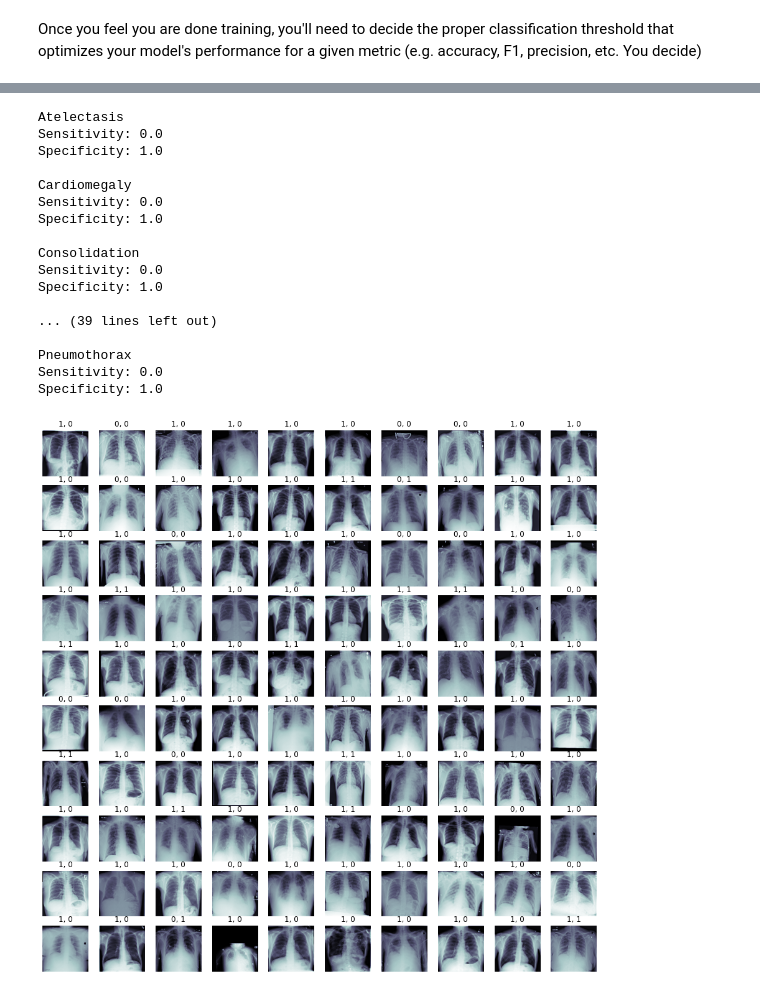
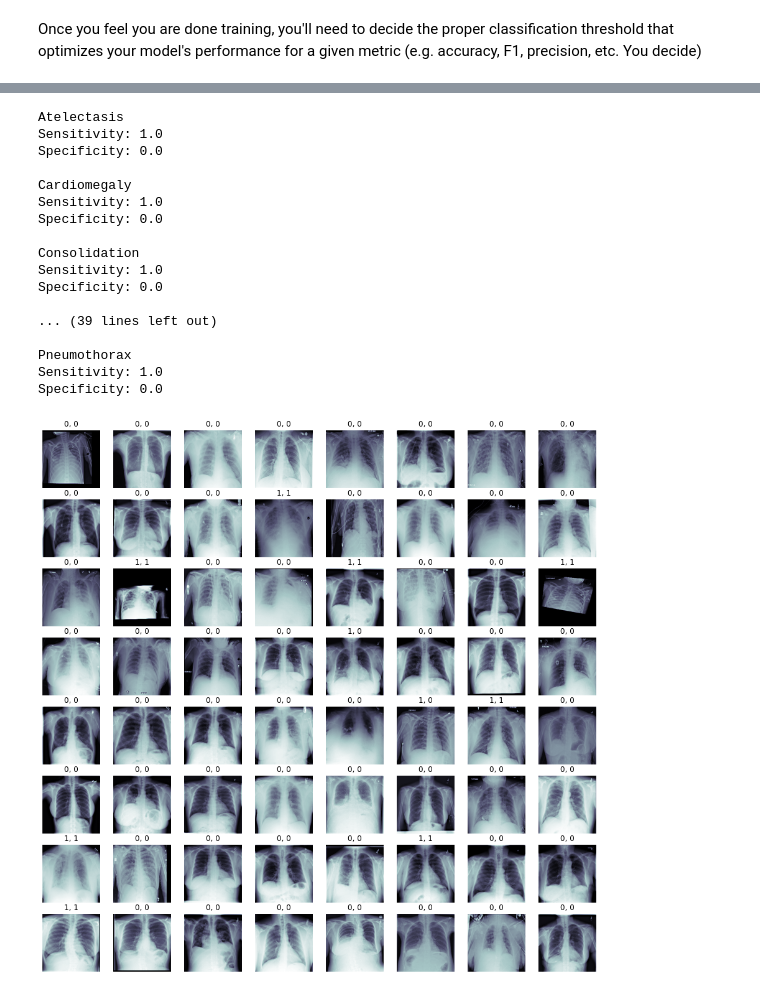
Before and after one commit to rahulatrkm/Pneumonia-Detection-from-Chest-X-Rays, a Jupyter notebook: Build and train model.ipynb, the cells around one changed output, grey strips where cells are left out. Saved outputs shown, nothing was run; the diff lists cells and outputs as text; code cells hidden in the pictures.

```diff
--- a/Build and train model.ipynb
+++ b/Build and train model.ipynb
@@ -210,7 +190,7 @@ Found 1430 validated image filenames belonging to 2 classes.
 ## May want to look at some examples of our augmented training data.
 ## This is helpful for understanding the extent to which data is being manipulated prior to training,
 ## and can be compared with how the raw data look prior to augmentation
-train_gen = make_train_gen(train_data)
+
 t_x, t_y = next(train_gen)
 fig, m_axs = plt.subplots(4, 4, figsize = (16, 16))
 for (c_x, c_y, c_ax) in zip(t_x, t_y, m_axs.flatten()):
@@ -416,18 +403,6 @@ Note, these figures will come in handy for your FDA documentation later in the p
 ## After training, make some predictions to assess your model's overall performance
 ## Note that detecting pneumonia is hard even for trained expert radiologists,
 ## so there is no need to make the model perfect.
-'''
-from keras.models import model_from_json
-model_path = "my_model.json" #path to saved model
-weight_path = "my_model.hdf5"
-json_file = open(model_path, "r")
-loaded_model_json = json_file.read()
-json_file.close()
-my_model = model_from_json(loaded_model_json)
 my_model.load_weights(weight_path)
-'''
-my_model.load_weights(weight_path)
-pred_Y = my_model.predict(valX, batch_size = 100, verbose = True)
-# mapping in range of [0,1]
-max(pred_Y), min(pred_Y)
+pred_Y = my_model.predict(valX, batch_size = 64, verbose = True)
 # %% [output]
@@ -485,2 +473,21 @@ plot_pr(valY, pred_Y)
 # %% [markdown]
 Once you feel you are done training, you'll need to decide the proper classification threshold that optimizes your model's performance for a given metric (e.g. accuracy, F1, precision, etc.  You decide)
+# %%
+## Find the threshold that optimize your model's performance,
+## and use that threshold to make binary classification. Make sure you take all your metrics into consideration.
+
+# Todo
+def optimize_accuracy(t_y, p_y):
+    best_threshold = None
+    best_accuracy = 0.
+    for t in np.arange(0.5,1,0.001):
+        pred = (p_y.reshape(-1)>t)*1.
+        accuracy = np.mean(pred==t_y)
+        if accuracy > best_accuracy:
+            best_threshold = t
+            best_accuracy = accuracy
+    return best_threshold, best_accuracy
+best_threshold, best_accuracy = optimize_accuracy(valY, pred_Y)
+print("Threshold of %.2f gives best accuracy at %.4f"%(best_threshold, best_accuracy))
+pred_Y_class = pred_Y > best_threshold
+f1_score(valY, pred_Y_class)
@@ -596,7 +584,7 @@ valid_data
 # %%
 for i in ['Atelectasis', 'Cardiomegaly', 'Consolidation', 'Edema', 'Effusion', 'Emphysema', 'Fibrosis', 'Hernia', 'Infiltration', 'Mass', 'No Finding', 'Nodule', 'Pleural_Thickening', 'Pneumothorax']:
 
-    tn, fp, fn, tp = confusion_matrix(valid_data[valid_data[i]==1].Pneumonia.values,valid_data[valid_data[i]==1].algorithm_output.values,labels=[1,0]).ravel()
+    tn, fp, fn, tp = confusion_matrix(valid_df[valid_df[i]==1].Pneumonia.values,valid_df[valid_df[i]==1].algorithm_output.values,labels=[1,0]).ravel()
     sens = tp/(tp+fn)
     spec = tn/(tn+fp)
 
@@ -606,45 +594,45 @@ for i in ['Atelectasis', 'Cardiomegaly', 'Consolidation', 'Edema', 'Effusion', '
     print()
 # %% [output]
 Atelectasis
-Sensitivity: 0.0
-Specificity: 1.0
+Sensitivity: 1.0
+Specificity: 0.0
 
 Cardiomegaly
-Sensitivity: 0.0
-Specificity: 1.0
+Sensitivity: 1.0
+Specificity: 0.0
 
 Consolidation
-Sensitivity: 0.0
-Specificity: 1.0
+Sensitivity: 1.0
+Specificity: 0.0
 
 ... (39 lines left out)
 
 Pneumothorax
-Sensitivity: 0.0
-Specificity: 1.0
+Sensitivity: 1.0
+Specificity: 0.0
 # %%
 ## Let's look at some examples of predicted v. true with our best model:
 
 # Todo
-
-fig, m_axs = plt.subplots(10, 10, figsize = (16, 16))
+YOUR_THRESHOLD = best_threshold
+fig, m_axs = plt.subplots(8, 8, figsize = (16, 16))
 i = 0
-for (c_x, c_y, c_ax) in zip(valX[0:100], valY[0:100], m_axs.flatten()):
+for (c_x, c_y, c_ax) in zip(valX[0:64], valY[0:64], m_axs.flatten()):
     c_ax.imshow(c_x[:,:,0], cmap = 'bone')
     if c_y == 1:
-        if pred_Y[i] > thresholds[idx1]:
+        if pred_Y[i] > YOUR_THRESHOLD:
             c_ax.set_title('1, 1')
         else:
             c_ax.set_title('1, 0')
     else:
-        if pred_Y[i] > thresholds[idx1]:
+        if pred_Y[i] > YOUR_THRESHOLD:
             c_ax.set_title('0, 1')
         else:
             c_ax.set_title('0, 0')
     c_ax.axis('off')
     i=i+1
 # %% [output]
-[figure, old version]
+[figure, new version]
 # %%
 ## Just save model architecture to a .json:
 
```
Also changed, not shown: parts of 26 cells of this notebook, 23 other files.
